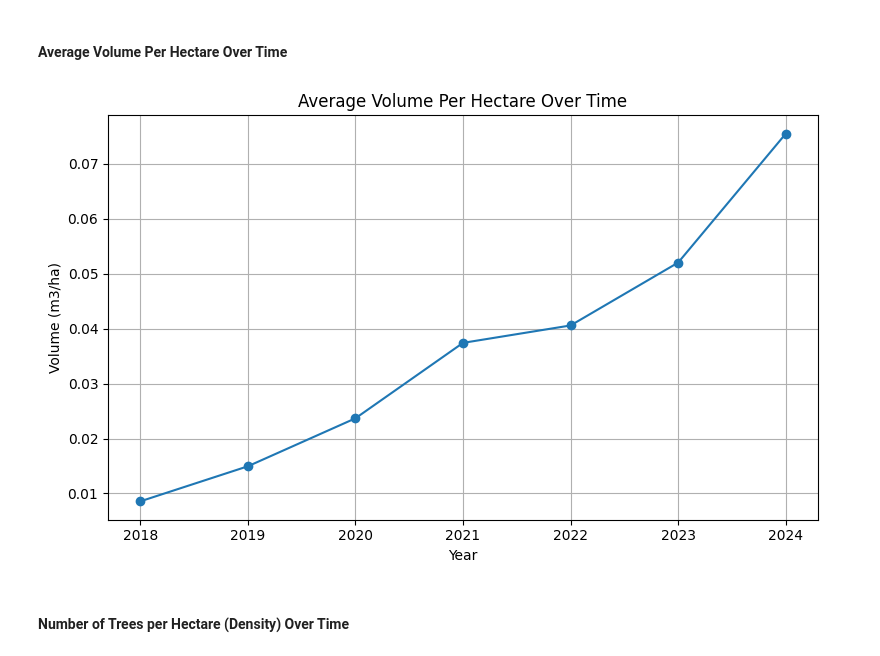
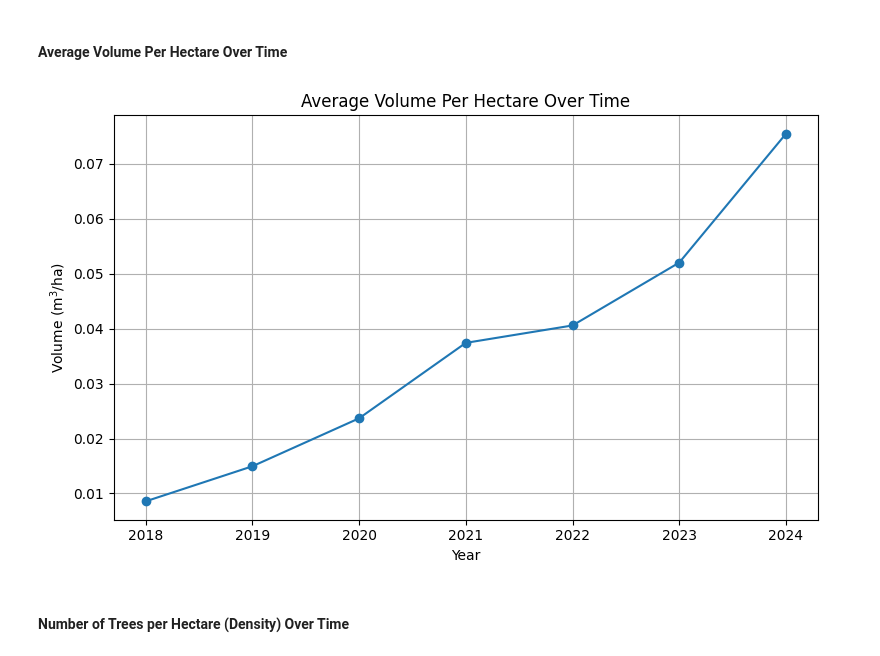
Before and after one commit to ds-gowusu/tree_growth_analytics, a Jupyter notebook: growth_analysis.ipynb, the cells around one changed output. Cells and saved outputs as stored; diff of their text form; code cells hidden in the pictures.

```diff
--- a/growth_analysis.ipynb
+++ b/growth_analysis.ipynb
@@ -417,16 +417,16 @@ plt.show()
 # %%
 vol_per_ha = df.groupby(['measurement_year', 'plot_id'])['volume'].sum().unstack().mean(axis=1) / (df['plot_size_m2'] / 10000)
 
 plt.figure(figsize=(8, 5))
 vol_per_ha.plot(marker='o')
 plt.title('Average Volume Per Hectare Over Time')
-plt.ylabel('Volume (m3/ha)')
+plt.ylabel('Volume (m$^3$/ha)')
 plt.xlabel('Year')
 plt.grid(True)
 plt.tight_layout()
 plt.show()
 # %% [output]
-[figure, old version]
+[figure, new version]
 # %% [markdown]
 #### Number of Trees per Hectare (Density) Over Time
 # %%
```
Also changed, not shown: parts of 5 cells of this notebook, 3 other files.
